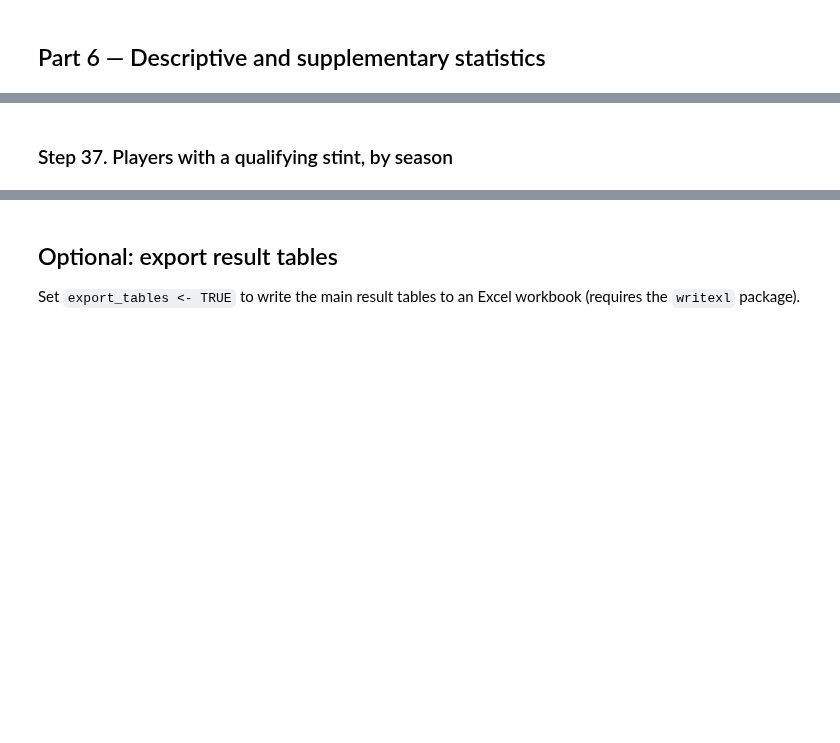
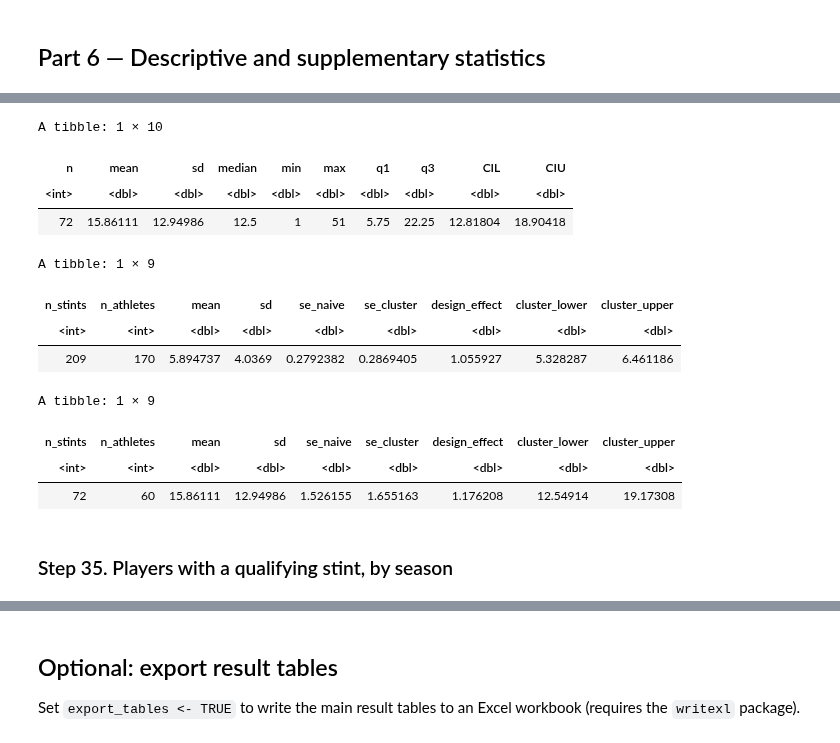
Before and after one commit to abrown9008/Sports-Analytics-and-Intelligence-Lab, a Jupyter notebook: NBA Injury Control Chart Study/NBA Injury Detection Control Chart Code.ipynb, the cells around one changed output, grey strips where cells are left out. Saved outputs shown, nothing was run; the diff lists cells and outputs as text; code cells hidden in the pictures; blank space fills up the shorter version.

```diff
--- a/NBA Injury Control Chart Study/NBA Injury Detection Control Chart Code.ipynb
+++ b/NBA Injury Control Chart Study/NBA Injury Detection Control Chart Code.ipynb
@@ -1444,32 +1486,90 @@ Independent of chart signal, metric, (λ, h) and train/test split.
 # %%
 games_until_reinjury <- qualifying_with_next_injury |>
   filter(had_second_injury == TRUE) |>
   left_join(
     game_by_game |>
       group_by(athlete_id, Season, Injury_Stint) |>
       summarise(games_until_reinjury = max(games_since_return), .groups = "drop"),
     by = c("athlete_id", "Season", "Injury_Stint")
   )
 
 games_until_reinjury_summary <- games_until_reinjury |>
   summarise(
     n      = sum(!is.na(games_until_reinjury)),
     mean   = mean(games_until_reinjury, na.rm = TRUE),
     sd     = sd(games_until_reinjury, na.rm = TRUE),
     median = median(games_until_reinjury, na.rm = TRUE),
     min    = min(games_until_reinjury, na.rm = TRUE),
     max    = max(games_until_reinjury, na.rm = TRUE),
     q1     = unname(quantile(games_until_reinjury, 0.25, na.rm = TRUE)),
     q3     = unname(quantile(games_until_reinjury, 0.75, na.rm = TRUE))
   ) |>
   mutate(
     CIL = mean - qt(0.975, df = n - 1) * sd / sqrt(n),
     CIU = mean + qt(0.975, df = n - 1) * sd / sqrt(n)
   )
 
 games_until_reinjury_summary
+
+## ============================================================
+## CLUSTER-ROBUST (SANDWICH) CI FOR A MEAN, CLUSTERED ON ATHLETE
+## ============================================================
+
+cluster_robust_mean <- function(y, cluster, conf = 0.95) {
+  keep    <- !is.na(y)
+  y       <- y[keep]
+  cluster <- cluster[keep]
+
+  n   <- length(y)
+  m   <- mean(y)
+  e_g <- tapply(y - m, cluster, sum)    # residuals summed within athlete
+  G   <- length(e_g)
+
+  se_naive   <- sd(y) / sqrt(n)                      # same SE as t.test()
+  se_cluster <- sqrt(G / (G - 1) * sum(e_g^2) / n^2) # = sandwich::vcovCL on lm(y ~ 1)
+  t_crit     <- qt(1 - (1 - conf) / 2, df = G - 1)   # df = clusters - 1
+
+  tibble(
+    n_stints      = n,
+    n_athletes    = G,
+    mean          = m,
+    sd            = sd(y),
+    se_naive      = se_naive,
+    se_cluster    = se_cluster,
+    design_effect = (se_cluster / se_naive)^2,
+    cluster_lower = m - t_crit * se_cluster,
+    cluster_upper = m + t_crit * se_cluster
+  )
+}
+
+# Games missed in the qualifying stint (all 209 stints)
+games_missed_ci_clustered <- cluster_robust_mean(
+  qualifying_with_next_injury$actual_games_missed,
+  qualifying_with_next_injury$athlete_id
+)
+games_missed_ci_clustered
+
+# Games from return to re-injury (re-injured stints only)
+games_until_reinjury_ci_clustered <- cluster_robust_mean(
+  games_until_reinjury$games_until_reinjury,
+  games_until_reinjury$athlete_id
+)
+games_until_reinjury_ci_clustered
+# %% [output]
+A tibble: 1 × 10
+| n | mean | sd | median | min | max | q1 | q3 | CIL | CIU |
+| <int> | <dbl> | <dbl> | <dbl> | <dbl> | <dbl> | <dbl> | <dbl> | <dbl> | <dbl> |
+| 72 | 15.86111 | 12.94986 | 12.5 | 1 | 51 | 5.75 | 22.25 | 12.81804 | 18.90418 |
+A tibble: 1 × 9
+| n_stints | n_athletes | mean | sd | se_naive | se_cluster | design_effect | cluster_lower | cluster_upper |
+| <int> | <int> | <dbl> | <dbl> | <dbl> | <dbl> | <dbl> | <dbl> | <dbl> |
+| 209 | 170 | 5.894737 | 4.0369 | 0.2792382 | 0.2869405 | 1.055927 | 5.328287 | 6.461186 |
+A tibble: 1 × 9
+| n_stints | n_athletes | mean | sd | se_naive | se_cluster | design_effect | cluster_lower | cluster_upper |
+| <int> | <int> | <dbl> | <dbl> | <dbl> | <dbl> | <dbl> | <dbl> | <dbl> |
+| 72 | 60 | 15.86111 | 12.94986 | 1.526155 | 1.655163 | 1.176208 | 12.54914 | 19.17308 |
 # %% [markdown]
-### Step 37. Players with a qualifying stint, by season
+### Step 35. Players with a qualifying stint, by season
 # %%
 qualifying_with_next_injury |>
   distinct(Season, athlete_id) |>
```
Also changed, not shown: parts of 58 cells of this notebook.
